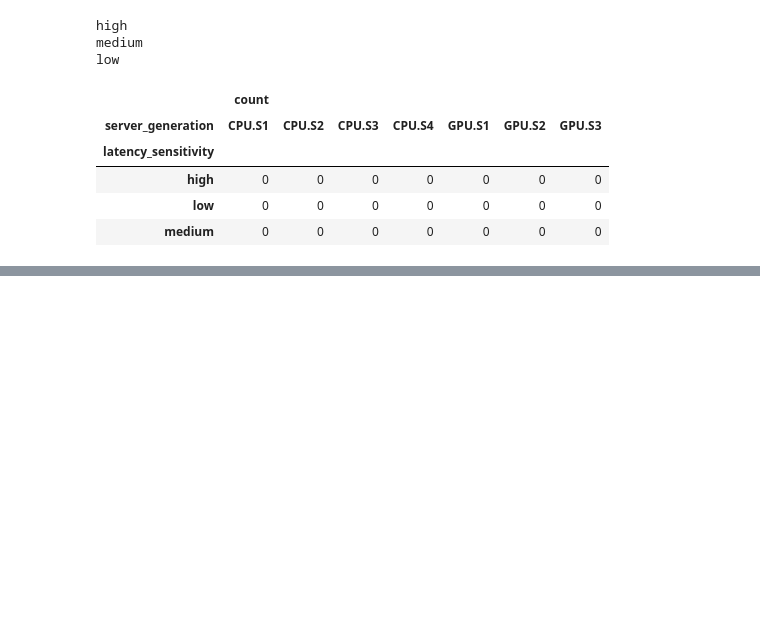
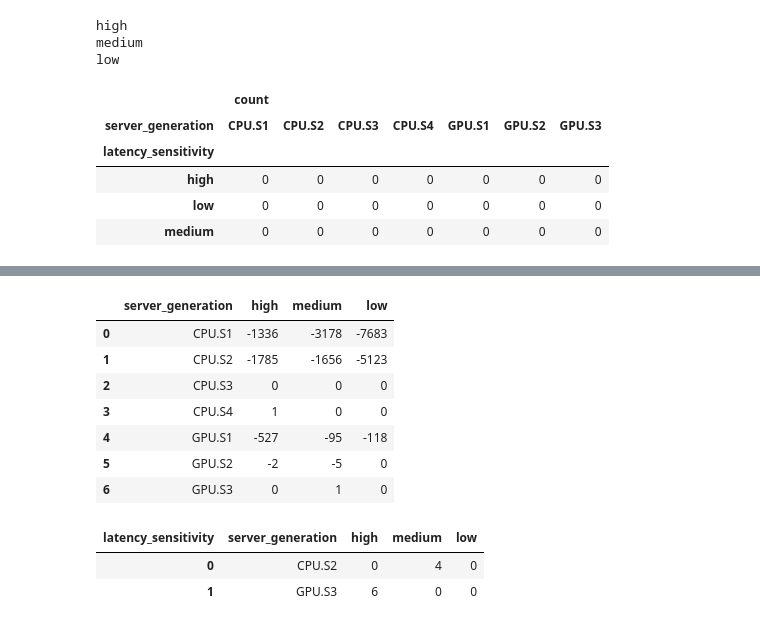
Before and after one commit to degendemolisher/Hackathon-Huawei-FiveGuys, a Jupyter notebook: analyse_data/tests.ipynb, the cells around one changed output, grey strips where cells are left out. Cells and saved outputs as stored; diff of their text form; code cells hidden in the pictures; blank space fills up the shorter version.

```diff
--- a/analyse_data/tests.ipynb
+++ b/analyse_data/tests.ipynb
@@ -1137,0 +1326,12 @@ if not state.fleet.empty:
+# %%
+demand_sat = calculate_demand_satisfaction(result, x)
+demand_sat
+# %% [output]
+|  | server_generation | high | medium | low |
+| 0 | CPU.S1 | -1336 | -3178 | -7683 |
+| 1 | CPU.S2 | -1785 | -1656 | -5123 |
+| 2 | CPU.S3 | 0 | 0 | 0 |
+| 3 | CPU.S4 | 1 | 0 | 0 |
+| 4 | GPU.S1 | -527 | -95 | -118 |
+| 5 | GPU.S2 | -2 | -5 | 0 |
+| 6 | GPU.S3 | 0 | 1 | 0 |
@@ -1137,0 +1556,7 @@ if not state.fleet.empty:
+# %%
+fleet_sum_test = summarize_fleet_deployment(fleet_test)
+fleet_sum_test
+# %% [output]
+| latency_sensitivity | server_generation | high | medium | low |
+| 0 | CPU.S2 | 0 | 4 | 0 |
+| 1 | GPU.S3 | 6 | 0 | 0 |
```
Also changed, not shown: parts of 26 cells of this notebook, 8 other files.
